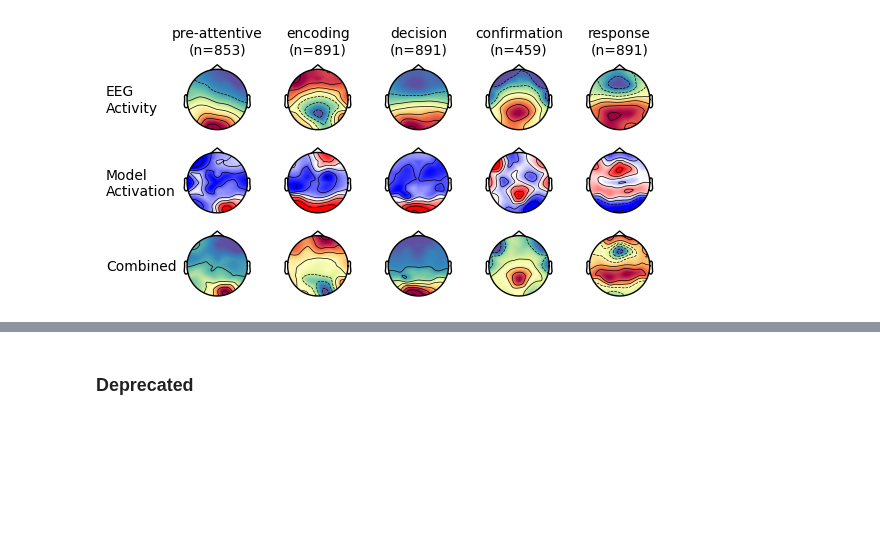
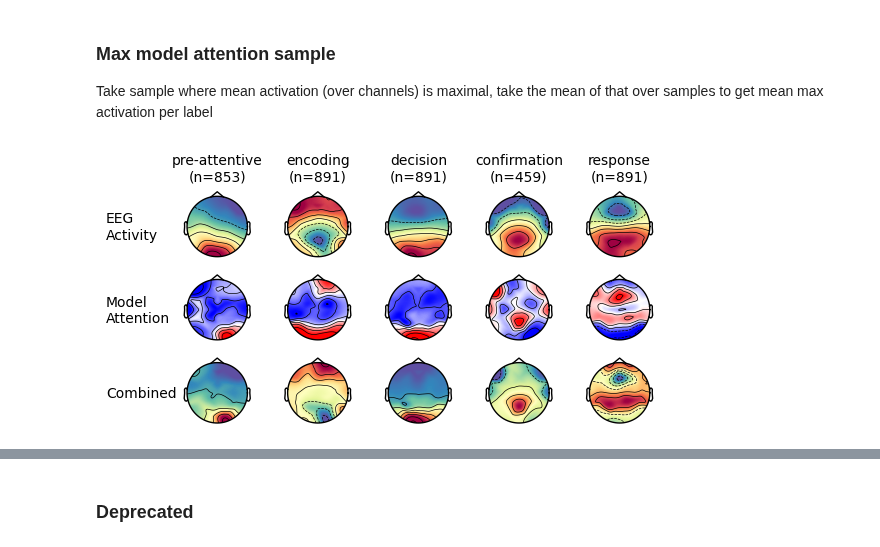
Before and after one commit to rickdott/hmp-ai, a Jupyter notebook: innvestigate.ipynb, the cells around one changed output, grey strips where cells are left out. Saved outputs shown, nothing was run; the diff lists cells and outputs as text; code cells hidden in the pictures; blank space fills up the shorter version.

Commit message:
Added new visualization module

```diff
--- a/innvestigate.ipynb
+++ b/innvestigate.ipynb
@@ -80,62 +48,12 @@ for i, batch in enumerate(test_gen):
-# %%
-f, ax = plt.subplots(nrows=3, ncols=len(SAT1_STAGES_ACCURACY), figsize=(6, 3))
-
-for i, label in enumerate(SAT1_STAGES_ACCURACY):
-    # Get subset for label
-    subset = test_set.sel(labels=label)
-    n = len(subset.index)
-    # Get maximum activation averaged over channels
-    # TODO: Mean channels or sum channels? Maybe something else, highest n values?
-    max_activation = subset.mean("channels").argmax("samples").analysis
-    max_samples = subset.sel(samples=max_activation)
-    mean_max_samples = max_samples.mean("index")
-
-    ax[0, i].set_title(f"{label}\n(n={n})", fontsize=10)
-    # Row titles
-    if i == 0:
-        ax[0, i].text(-0.35, 0, "EEG\nActivity", va="center", ha="left")
-        ax[1, i].text(-0.35, 0, "Model\nActivation", va="center", ha="left")
-        ax[2, i].text(-0.35, 0, "Combined", va="center", ha="left")
-
-    # Raw EEG Activation
-    plot_topomap(
-        mean_max_samples.data,
-        positions,
-        axes=ax[0, i],
-        show=False,
-        cmap="Spectral_r",
-        vlim=(np.min(mean_max_samples.data), np.max(mean_max_samples.data)),
-        sensors=False,
-        contours=6,
-    )
-
-    # Model activity
-    plot_topomap(
-        mean_max_samples.analysis,
-        positions,
-        axes=ax[1, i],
-        show=False,
-        cmap="bwr",
-        vlim=(np.min(mean_max_samples.analysis), np.max(mean_max_samples.analysis)),
-        sensors=False,
-        contours=6,
-    )
-
-    # Combined
-    combined = mean_max_samples.data * mean_max_samples.analysis
-    plot_topomap(
-        combined,
-        positions,
-        axes=ax[2, i],
-        show=False,
-        cmap="Spectral_r",
-        vlim=(np.min(combined), np.max(combined)),
-        sensors=False,
-        contours=6,
-    )
-plt.tight_layout()
-plt.show()
-# %% [output]
-[figure, removed]
+# %%
+# Batch-wise analysing of all test set samples
+test_set = add_analysis(test_data, analyzer)
+# %% [markdown]
+### Max model attention sample
+Take sample where mean activation (over channels) is maximal, take the mean of that over samples to get mean max activation per label
+# %%
+plot_max_activation_per_label(test_set, positions)
+# %% [output]
+[figure, added]
 # %%
 # Show mean activation on y-axis, samples/time on x, at intervals (10 samples?) 10% of squished sample size?
```
Also changed, not shown: parts of 14 cells of this notebook, 1 other file.
